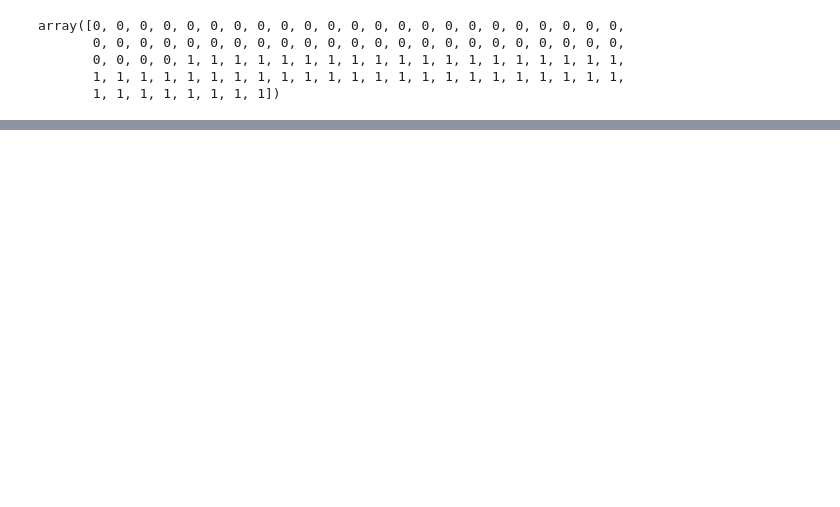
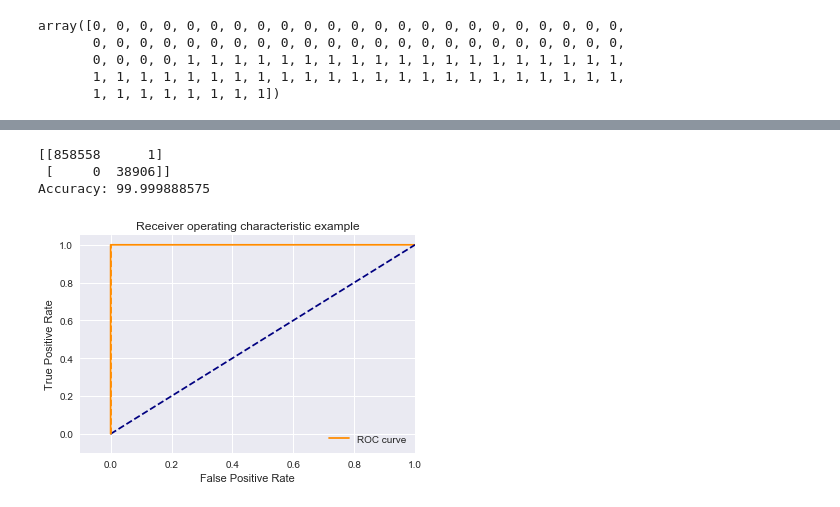
Before and after one commit to supriya-godge/ADS, a Jupyter notebook: Classification.ipynb, the cells around one changed output, grey strips where cells are left out. Saved outputs shown, nothing was run; the diff lists cells and outputs as text; code cells hidden in the pictures; blank space fills up the shorter version.

```diff
--- a/Classification.ipynb
+++ b/Classification.ipynb
@@ -196 +238,11 @@ testing_feature.head()
+# %%
+def confusionMatrixPrint(acc):
+    print("")
+    print("----------------------Confusion Matrix--------------------")
+    print("                    Actual Result          ")
+    print("                   0                  1          ")
+    print("Expected  0        ",acc[0][0],"        ",acc[0][1])
+    print("")
+    print("result    1        ",acc[1][0],"        ",acc[1][1])
+    print("")
 # %%
@@ -385,0 +392,31 @@ start(traning_feature)
+# %%
+# Ramdom forest
+def Random_forest_classification(training_feature, traning_label, testing_feature, testing_label):
+    rf = RandomForestClassifier()
+
+    # we create an instance of Neighbours Classifier and fit the data.
+    rf.fit(training_feature, traning_label)
+    z=rf.predict(testing_feature)
+    cm=confusion_matrix(testing_label,z)
+    confusionMatrixPrint(cm)
+    fpr, tpr, _ = roc_curve(testing_label,z)
+    result = np.sum(testing_label.values.flatten() == z)/z.size
+    print("Accuracy:",result*100)
+    plt.plot(fpr, tpr, color='darkorange',
+              label='ROC curve')
+    plt.plot([0, 1], [0, 1], color='navy',  linestyle='--')
+    plt.plot([0, 0], [0, 1], color='darkorange',  linestyle='--')
+    plt.xlim([-0.1, 1.0])
+    plt.ylim([-0.1, 1.05])
+    plt.xlabel('False Positive Rate')
+    plt.ylabel('True Positive Rate')
+    plt.title('Receiver operating characteristic example')
+    plt.legend(loc="lower right")
+    plt.show()
+
+Random_forest_classification(traning_feature, traning_label, testing_feature, testing_label)
+# %% [output]
+[[858558      1]
+ [     0  38906]]
+Accuracy: 99.999888575
+[figure, added]
```
Also changed, not shown: parts of 16 cells of this notebook.
